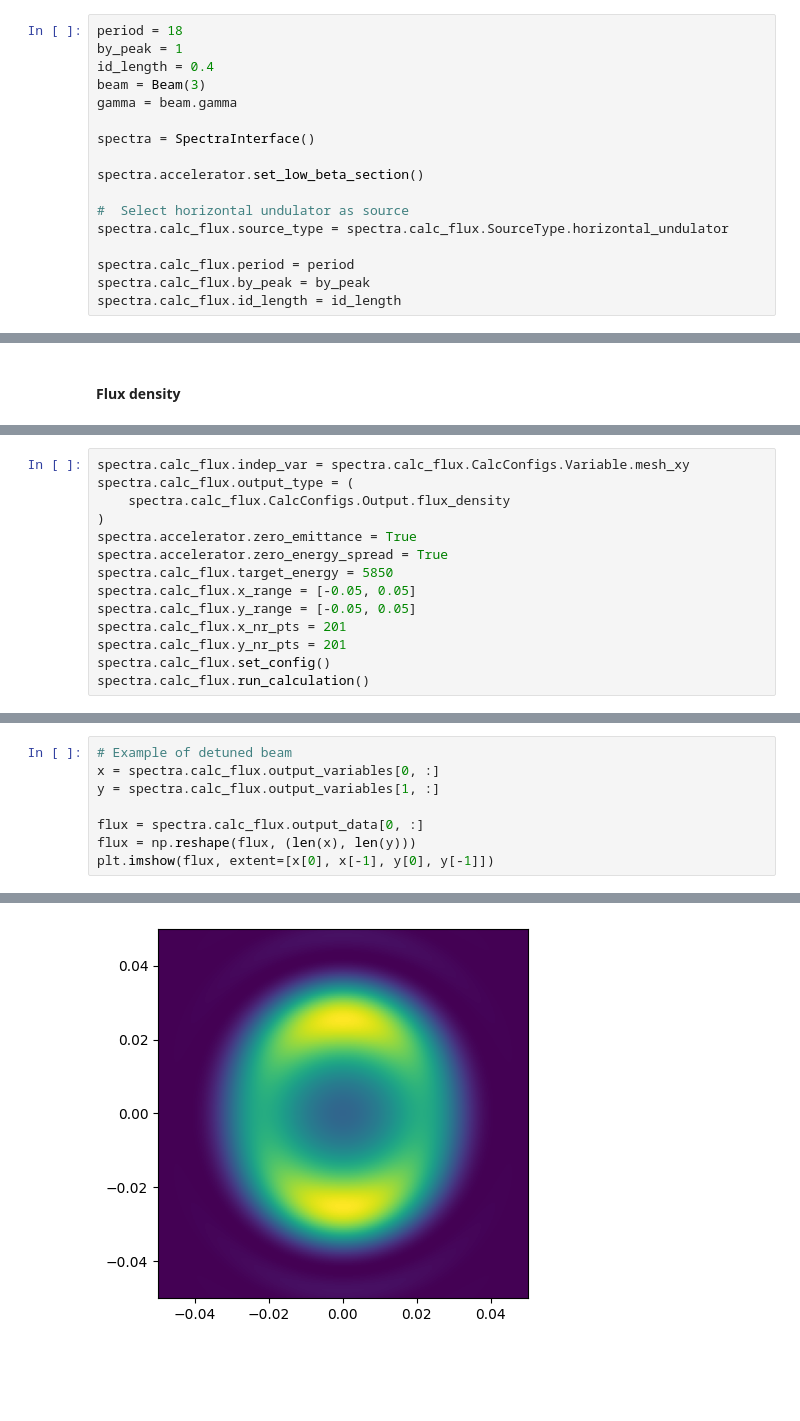
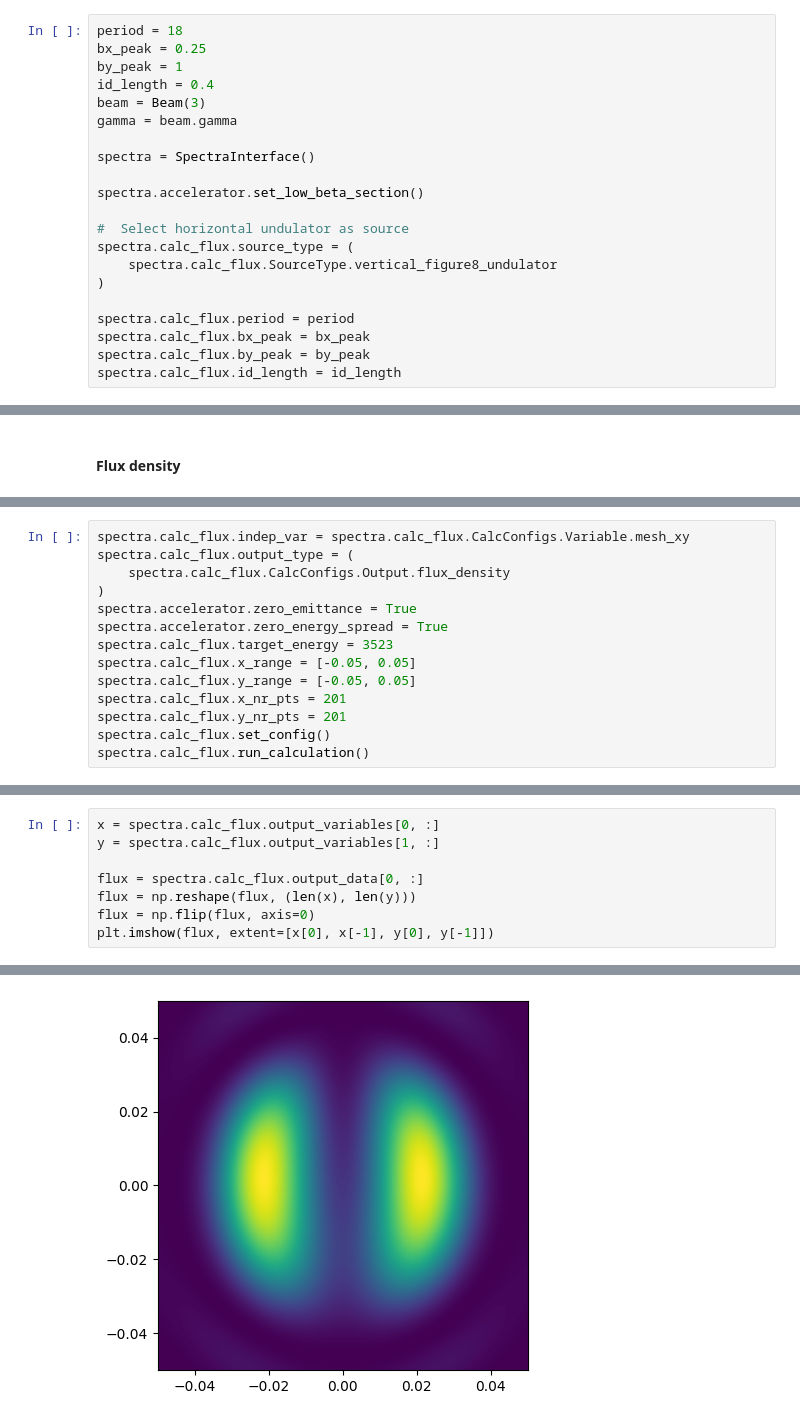
Before and after one commit to lnls-ids/spectrainterface, a Jupyter notebook: tutorial_spectra_interface.ipynb, the cells around one changed output, grey strips where cells are left out. Drawn from its saved outputs; the diff is of its cells as text; blank space fills up the shorter version.

Commit message:
add figure8 flux calculations

```diff
--- a/tutorial_spectra_interface.ipynb
+++ b/tutorial_spectra_interface.ipynb
@@ -202,5 +204,6 @@ Text(0.5, 0, 'Energy [eV]')
 # %%
 period = 18
+bx_peak = 0.25
 by_peak = 1
 id_length = 0.4
 beam = Beam(3)
@@ -211,9 +214,12 @@ spectra = SpectraInterface()
 spectra.accelerator.set_low_beta_section()
 
 #  Select horizontal undulator as source
-spectra.calc_flux.source_type = spectra.calc_flux.SourceType.horizontal_undulator
+spectra.calc_flux.source_type = (
+    spectra.calc_flux.SourceType.vertical_figure8_undulator
+)
 
 spectra.calc_flux.period = period
+spectra.calc_flux.bx_peak = bx_peak
 spectra.calc_flux.by_peak = by_peak
 spectra.calc_flux.id_length = id_length
 # %%
@@ -292,7 +299,7 @@ spectra.calc_flux.output_type = (
 )
 spectra.accelerator.zero_emittance = True
 spectra.accelerator.zero_energy_spread = True
-spectra.calc_flux.target_energy = 5850
+spectra.calc_flux.target_energy = 3523
 spectra.calc_flux.x_range = [-0.05, 0.05]
 spectra.calc_flux.y_range = [-0.05, 0.05]
 spectra.calc_flux.x_nr_pts = 201
@@ -304,11 +311,11 @@ elapsed time: 0.2 s
 # %%
-# Example of detuned beam
 x = spectra.calc_flux.output_variables[0, :]
 y = spectra.calc_flux.output_variables[1, :]
 
 flux = spectra.calc_flux.output_data[0, :]
 flux = np.reshape(flux, (len(x), len(y)))
+flux = np.flip(flux, axis=0)
 plt.imshow(flux, extent=[x[0], x[-1], y[0], y[-1]])
 # %% [output]
 <matplotlib.image.AxesImage at 0x...>
-[figure, old version]
+[figure, new version]
```
Also changed, not shown: parts of 8 cells of this notebook, 14 other files.
